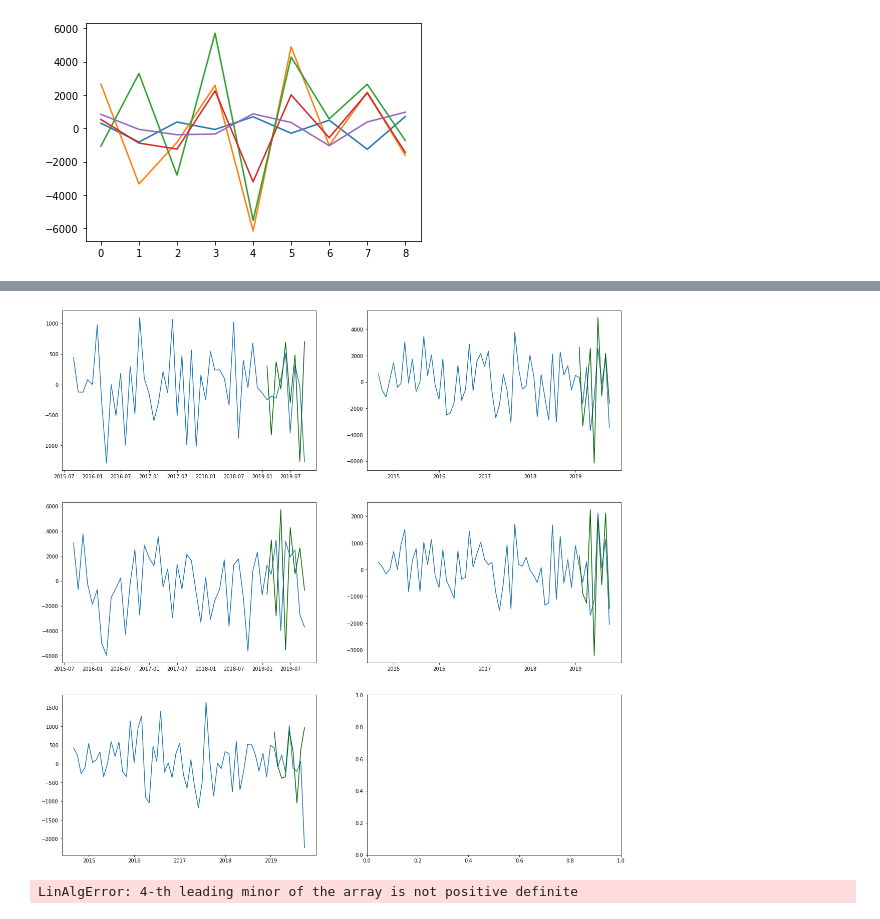
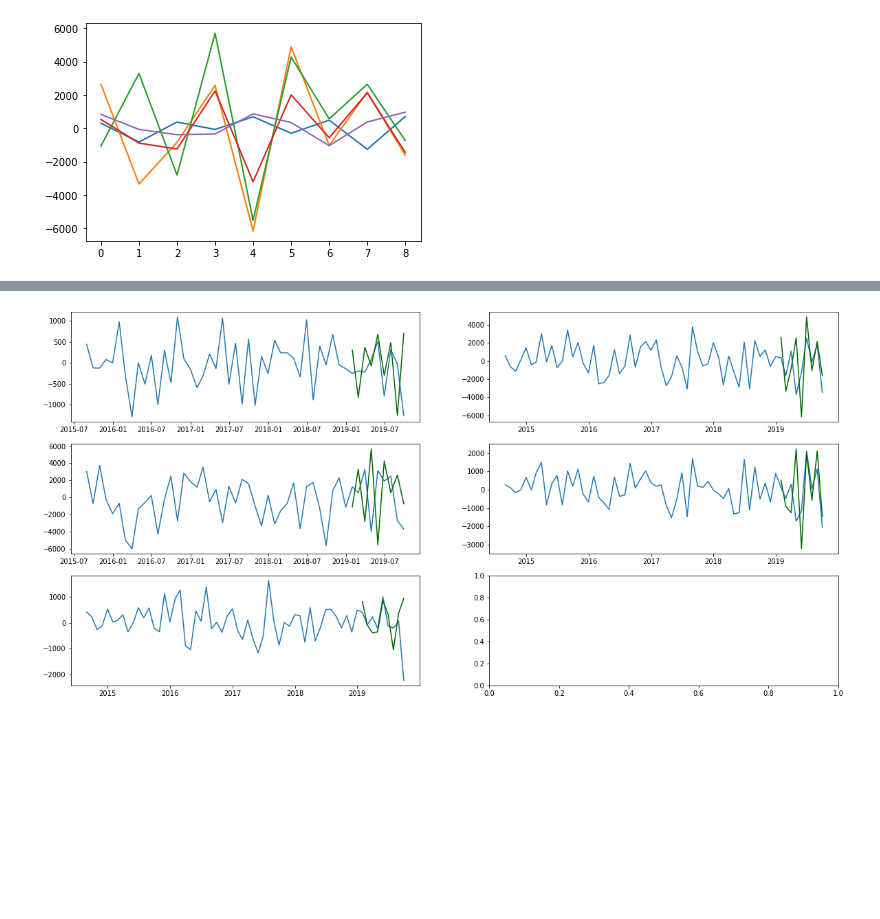
Before and after one commit to Mounji-Salma/Forecasting_App, a Jupyter notebook: VAR.ipynb, the cells around one changed output, grey strips where cells are left out. Drawn from its saved outputs; the diff is of its cells as text; code cells hidden in the pictures; blank space fills up the shorter version.

```diff
--- a/VAR.ipynb
+++ b/VAR.ipynb
@@ -140,7 +140,7 @@ def series_from_summary(summary):
 # %%
 stationnarisation_summary  = {key: 0 for key in cluster_8.columns}
 for col in cluster_8.columns:
-    stationnarisation_summary[col] = stationnarise(cluster_8_train__var[col])
+    stationnarisation_summary[col] = stationnarise(cluster_8[col])
 cluster_8_s = series_from_summary(stationnarisation_summary)
 cluster_8_s.plot(subplots=True,layout=(3,3),figsize=(20,15), marker='.')
 plt.show()
@@ -290,15 +256,10 @@ array([[  303.02105476,  -828.68586364,   370.66962796,   -75.25542046,
 # %%
-fig, axs = plt.subplots(3, 2, figsize=(20, 20))
+fig, axs = plt.subplots(3, 2, figsize=(20, 10))
 axs = axs.flatten()
 # index_of_fc = sales_s.loc['2019-01-31':].index
 for i, p in enumerate(prediction.T) :
     fc_series = pd.Series(p, index=cluster_8.loc['2019-01-31':].index)
     axs[i].plot(cluster_8_s.iloc[:,i], label="actual")
     axs[i].plot(fc_series, color='darkgreen', label="forecast")
 # %% [output]
-[figure, old version]
+[figure, new version]
-# %%
-x = mod.select_order(maxlags=7)
-x.summary()
-# %% [output]
-LinAlgError: 4-th leading minor of the array is not positive definite
```
Also changed, not shown: parts of 12 cells of this notebook.
